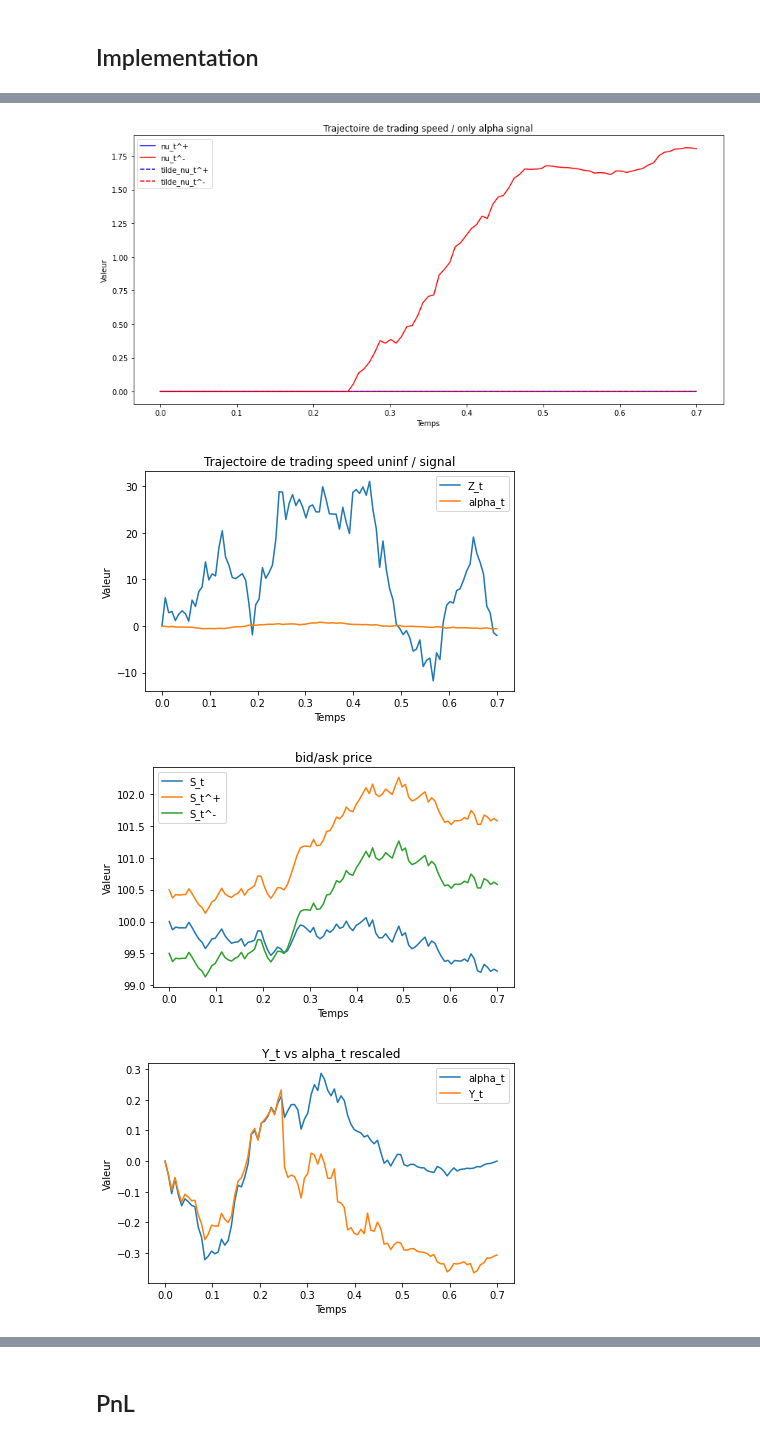
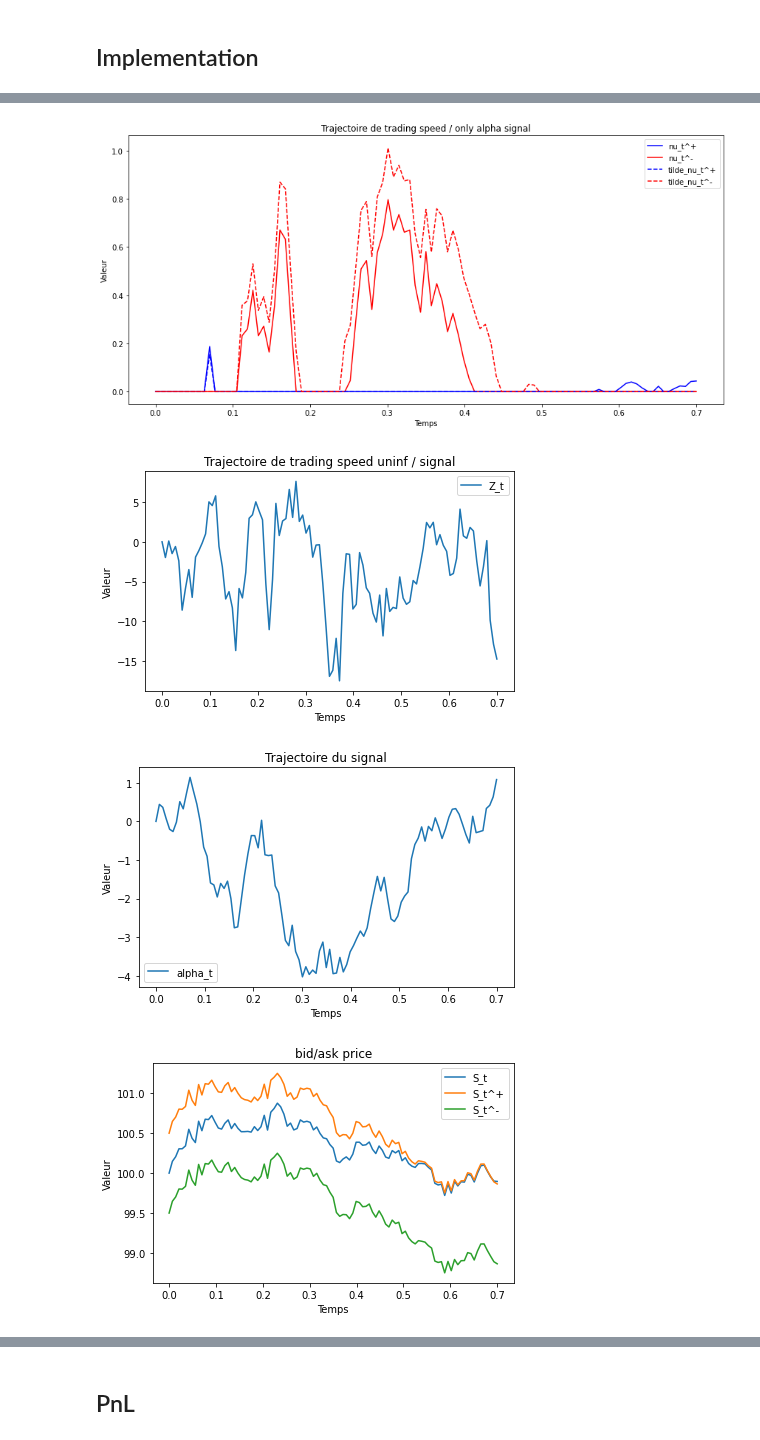
Before and after one commit to AdrienMathieu-eng/Nash-Equilibrium-, a Jupyter notebook: non_linear_BSDE.ipynb, the cells around one changed output, grey strips where cells are left out. Saved outputs shown, nothing was run; the diff lists cells and outputs as text; code cells hidden in the pictures.

```diff
--- a/non_linear_BSDE.ipynb
+++ b/non_linear_BSDE.ipynb
@@ -5,5 +7,5 @@
 # %%
-sigma_alpha = 1
+sigma_alpha = 5
 eta_alpha = .3
 sigma_z = 50
 eta_z = 10
@@ -20,6 +22,7 @@ Batch_size = 100
 kappa_z = 1
 Number_size= 200
 dt = T/N
+rho = 1
 # %%
 def test():
     a= max(T**2,(9*phi**2+8*psi**2)/kappa**2)
@@ -98,7 +101,7 @@ def train(Z_nets, Y0_I, Q0_I, Q0_U, b_QI, b_QU, b_Y,T, N, num_steps=N_steps, bat
     for step in range(num_steps):
         dW_S = torch.randn(batch_size, N, Y0_I.shape[1]) * (T / N) ** 0.5
         dW_A = torch.randn(batch_size, N, Y0_I.shape[1]) * (T / N) ** 0.5
-        dW_Z = torch.randn(batch_size, N, Y0_I.shape[1]) * (T / N) ** 0.5
+        dW_Z = dW_S*rho + np.sqrt(1-rho**2)*torch.randn(batch_size, N, Y0_I.shape[1]) * (T / N) ** 0.5
 
 
         Q_I_list,Q_U_list, Y_I_list,_,_,_,_,_ = simulate_trajectory(
@@ -109,7 +112,7 @@ def train(Z_nets, Y0_I, Q0_I, Q0_U, b_QI, b_QU, b_Y,T, N, num_steps=N_steps, bat
         optimizer.zero_grad()
         loss.backward()
         optimizer.step()
-        if step % 500 == 0:
+        if step % 100 == 0:
             print(f"Step {step}, Loss: {loss.item():.5f}")
 
     return dW_S,dW_A,dW_Z
@@ -159,7 +170,7 @@ import matplotlib.pyplot as plt
 import numpy as np
 
 # Fonction pour afficher les courbes après l'entraînement
-def plot_trajectory(Q_I, Q_U, Y_I, Z, alpha, T, N, idx=0,number_size=Number_size):
+def plot_trajectory(Q_I, Q_U, Y_I, Z, alpha, dW_S, T, N, idx=0,number_size=Number_size):
     # Création d'un vecteur de temps
     time_grid = [i * T / N for i in range(N+1)]
 
@@ -224,7 +235,7 @@ def plot_trajectory(Q_I, Q_U, Y_I, Z, alpha, T, N, idx=0,number_size=Number_size
 
     S_t = [100]
     for t in range(N):
-        S_t.append(S_t[t] + alpha_vals[t]*(T / N) + np.random.normal(0,1,1)*np.sqrt((T / N)))
+        S_t.append(S_t[t] + alpha_vals[t]*(T / N) + dW_S[t][idx].item())
 
 
     # Tracer les courbes pour Q_I, Q_M, Y_I, Y_M
@@ -243,8 +254,17 @@ def plot_trajectory(Q_I, Q_U, Y_I, Z, alpha, T, N, idx=0,number_size=Number_size
     plt.show()
 
     plt.plot(time_grid,Z_vals,label='Z_t')
+    #plt.plot(time_grid,alpha_vals,label='alpha_t')
+    plt.title("Trajectoire de trading speed uninf / signal")
+    plt.xlabel("Temps")
+    plt.ylabel("Valeur")
+    plt.legend()
+    plt.tight_layout()
+    plt.show()
+
+
     plt.plot(time_grid,alpha_vals,label='alpha_t')
-    plt.title("Trajectoire de trading speed uninf / signal")
+    plt.title("Trajectoire du signal")
     plt.xlabel("Temps")
     plt.ylabel("Valeur")
     plt.legend()
@@ -275,50 +295,44 @@ def plot_trajectory(Q_I, Q_U, Y_I, Z, alpha, T, N, idx=0,number_size=Number_size
 
     plt.plot(time_grid, Q_I_vals, label="Q_t^I", color='blue')
     plt.plot(time_grid, Q_U_vals, label="Q_t^U", color='orange')
+    plt.plot(time_grid, (-1)*np.array(Q_I_vals) + (-1)*np.array(Q_U_vals),'--', label="Q_t^M", color='black')
     plt.title("Trajectoire de inventory")
     plt.xlabel("Temps")
     plt.ylabel("Valeur")
     plt.legend()
     plt.tight_layout()
     plt.show()
 
     plt.plot(time_grid, delta_plus, label="\delta_t^+", color='blue')
     plt.plot(time_grid, delta_minus, label="delta_t^-", color='red')
     plt.plot(time_grid,np.array([l for k in range(len(delta_plus))]),'--', label="delta_cst", color="orange")
     plt.title("Trajectoire quotes")
     plt.xlabel("Temps")
     plt.ylabel("Valeur")
     plt.legend()
     plt.tight_layout()
     plt.show()
 
 
-    plt.plot(time_grid, tilde_delta_plus, label="tilde_delta_t^+", color='blue')
-    plt.plot(time_grid, tilde_delta_minus, label="tilde_delta_t^-", color='orange')
-    plt.title("Trajectoire tilde_quotes")
-    plt.xlabel("Temps")
-    plt.ylabel("Valeur")
-    plt.legend()
-    plt.tight_layout()
-    plt.show()
-
-
 
 # Fonction principale pour récupérer les valeurs et afficher les courbes
 def plot_after_training(number_size=Number_size):
-    # Récupérer la trajectoire simulée après l'entraînement
+    dW_S =  torch.randn(number_size, N, Y0_I.shape[1]) * (T / N) ** 0.5
+    dW_A =  torch.randn(number_size, N, Y0_I.shape[1]) * (T / N) ** 0.5
+    dW_Z = rho*dW_S + np.sqrt(1-rho**2)* torch.randn(number_size, N, Y0_I.shape[1]) * (T / N) ** 0.5
+
     Q_I, Q_U, Y_I, _, _,_, alpha,Z = simulate_trajectory(
         Q0_I.expand(number_size, -1), Q0_U.expand(number_size, -1), Y0_I.expand(number_size, -1), Z_nets, b_QI, b_QU, b_Y, T, N,
-    torch.randn(number_size, N, Y0_I.shape[1]) * (T / N) ** 0.5,torch.randn(number_size, N, Y0_I.shape[1]) * (T / N) ** 0.5,torch.randn(number_size, N, Y0_I.shape[1]) * (T / N) ** 0.5)
+   dW_S,dW_A,dW_Z)
 
     # Affichage des courbes pour le premier élément du batch
 
-    plot_trajectory(Q_I, Q_U, Y_I, Z,alpha, T, N, idx=70,number_size=Number_size)
+    plot_trajectory(Q_I, Q_U, Y_I, Z,alpha, dW_S,T, N,idx=20,number_size=Number_size)
 
 # Appeler la fonction pour afficher les courbes après l'entraînement
 plot_after_training()
 # %% [output]
-[figure, old version]
+[figure, new version]
-[figure, old version]
+[figure, new version]
-[figure, old version]
+[figure, new version]
-[figure, old version]
+[figure, new version]
```
Also changed, not shown: parts of 5 cells of this notebook.
